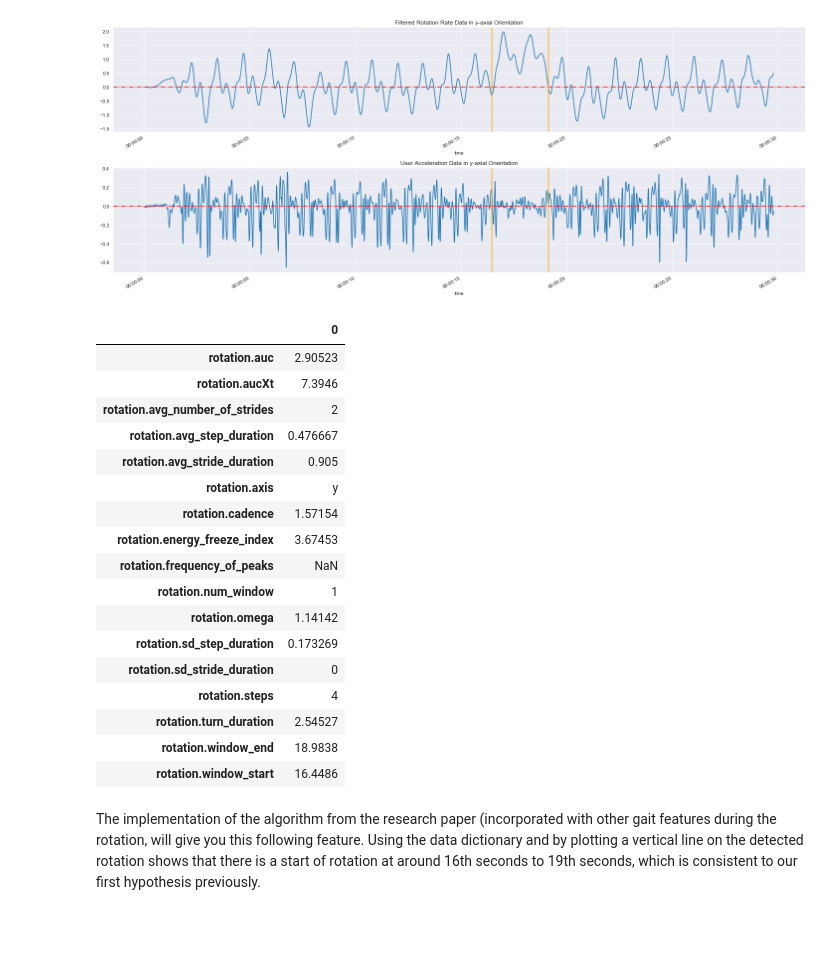
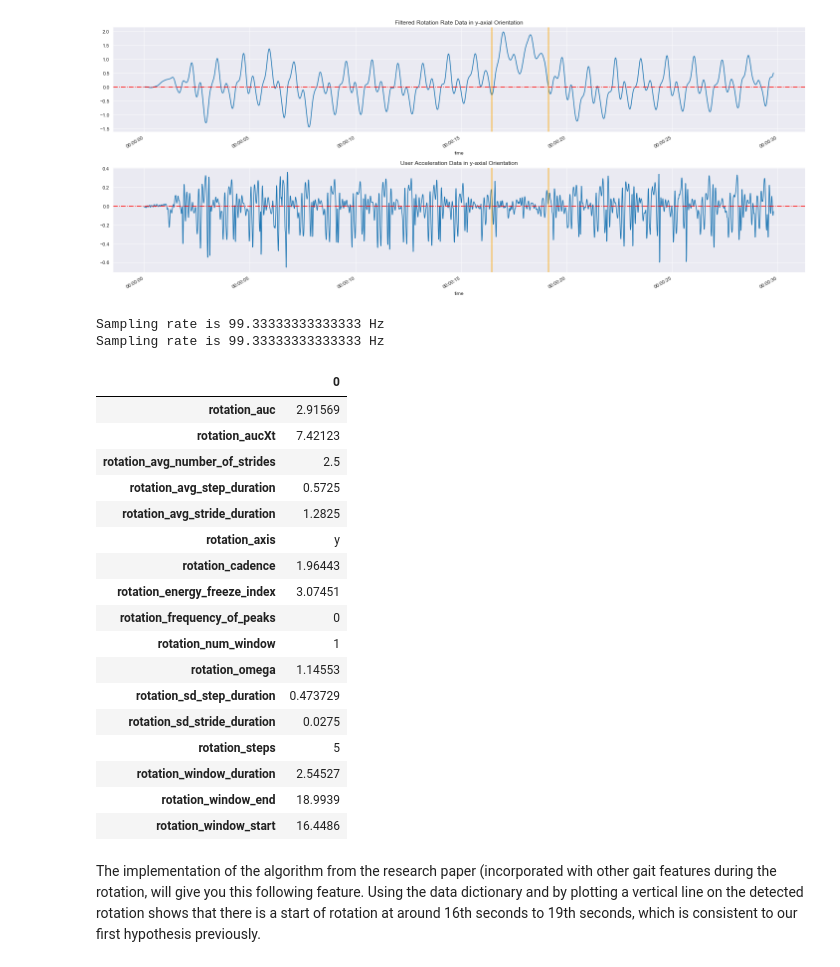
Before and after one commit to arytontediarjo/mpower-gait-analysis, a Jupyter notebook: notebooks/01.gait-features-POC.ipynb, the cells around one changed output. Cells and saved outputs as stored; diff of their text form; code cells hidden in the pictures; blank space fills up the shorter version.

```diff
--- a/notebooks/01.gait-features-POC.ipynb
+++ b/notebooks/01.gait-features-POC.ipynb
@@ -113,26 +103,28 @@ fig.show()
 [figure]
 # %%
 ## module for detecting rotation ##
-pd.DataFrame(gproc.rotation_feature_pipeline(filepath)).T
+pd.DataFrame(gaitFeaturize.rotation_feature_pipeline(filepath)).T
 # %% [output]
+Sampling rate is 99.33333333333333 Hz
+Sampling rate is 99.33333333333333 Hz
 |  | 0 |
-| rotation.auc | 2.90523 |
-| rotation.aucXt | 7.3946 |
-| rotation.avg_number_of_strides | 2 |
-| rotation.avg_step_duration | 0.476667 |
-| rotation.avg_stride_duration | 0.905 |
-| rotation.axis | y |
-| rotation.cadence | 1.57154 |
-| rotation.energy_freeze_index | 3.67453 |
-| rotation.frequency_of_peaks | NaN |
-| rotation.num_window | 1 |
-| rotation.omega | 1.14142 |
-| rotation.sd_step_duration | 0.173269 |
-| rotation.sd_stride_duration | 0 |
-| rotation.steps | 4 |
-| rotation.turn_duration | 2.54527 |
-| rotation.window_end | 18.9838 |
-| rotation.window_start | 16.4486 |
+| rotation_auc | 2.91569 |
+| rotation_aucXt | 7.42123 |
+| rotation_avg_number_of_strides | 2.5 |
+| rotation_avg_step_duration | 0.5725 |
+| rotation_avg_stride_duration | 1.2825 |
+| rotation_axis | y |
+| rotation_cadence | 1.96443 |
+| rotation_energy_freeze_index | 3.07451 |
+| rotation_frequency_of_peaks | 0 |
+| rotation_num_window | 1 |
+| rotation_omega | 1.14553 |
+| rotation_sd_step_duration | 0.473729 |
+| rotation_sd_stride_duration | 0.0275 |
+| rotation_steps | 5 |
+| rotation_window_duration | 2.54527 |
+| rotation_window_end | 18.9939 |
+| rotation_window_start | 16.4486 |
 # %% [markdown]
 The implementation of the algorithm from the research paper (incorporated with other gait features during the rotation, will give you this following feature. Using the data dictionary and by plotting a vertical line on the detected rotation shows that there is a start of rotation at around 16th seconds to 19th seconds, which is consistent to our first hypothesis previously.
 # %% [markdown]
```
Also changed, not shown: parts of 9 cells of this notebook, 1 other file.
